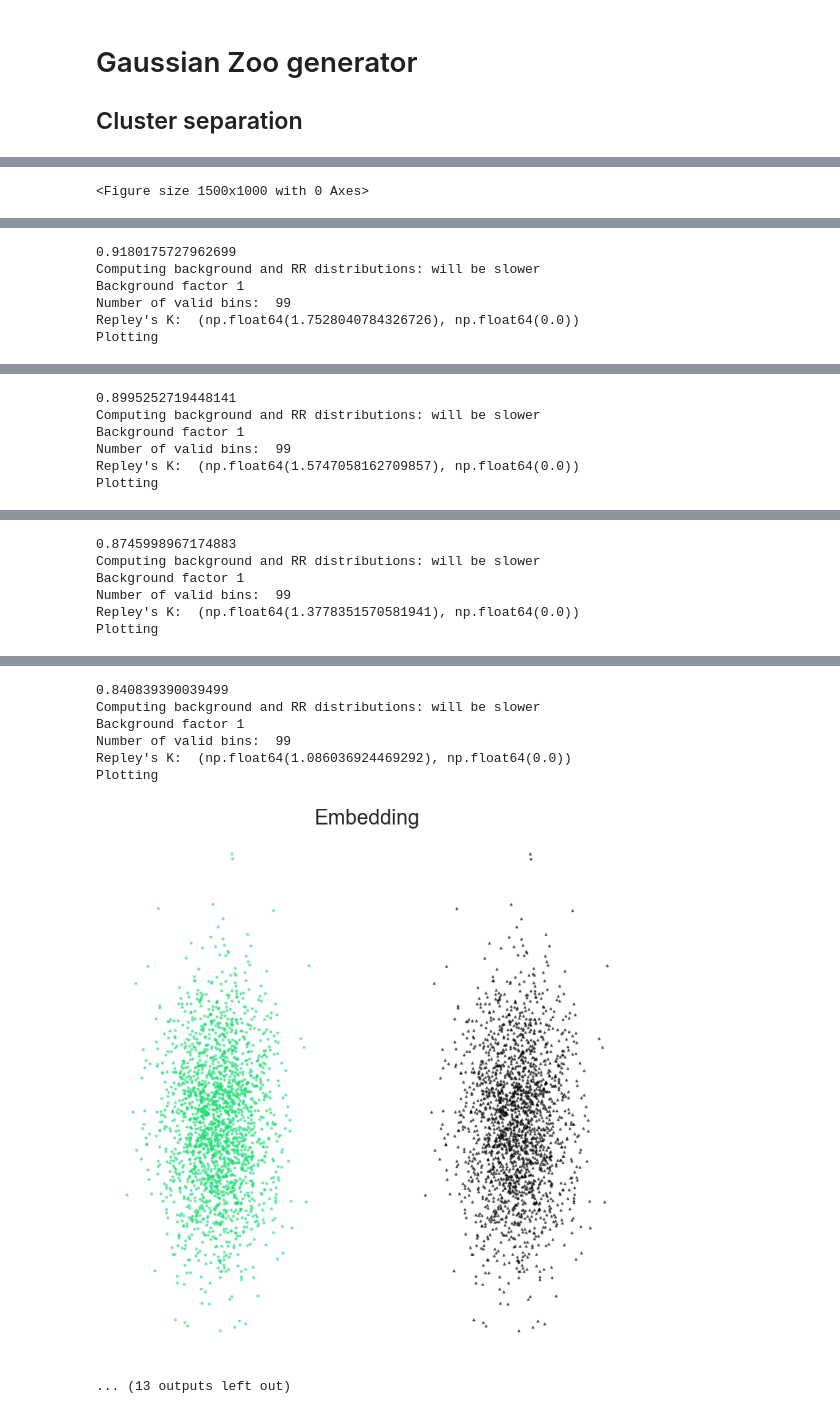
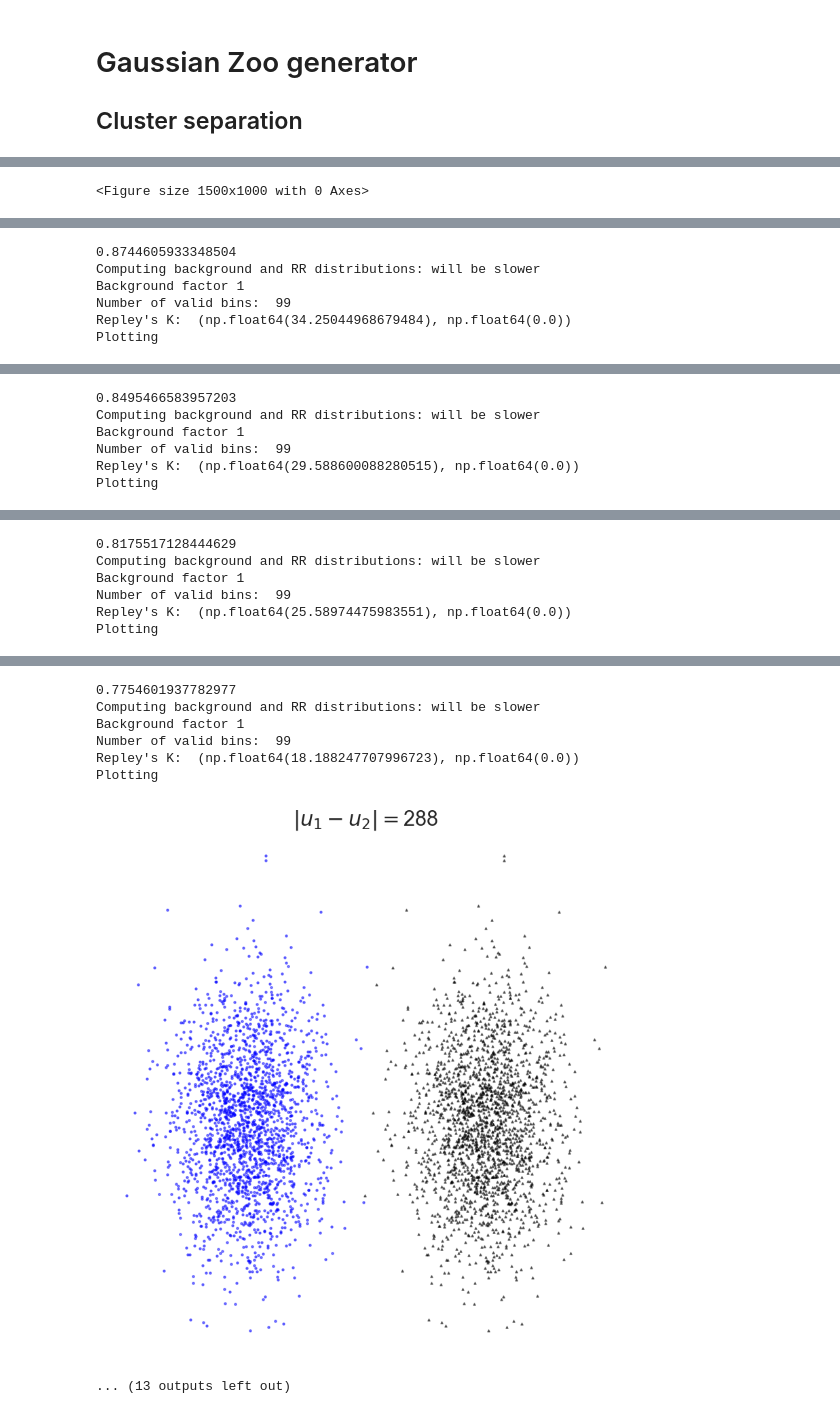
Before and after one commit to Koketsoc137/spectra_for_features, a Jupyter notebook: autocorrelation.ipynb, the cells around one changed output, grey strips where cells are left out. Cells and saved outputs as stored; diff of their text form; code cells hidden in the pictures.

```diff
--- a/autocorrelation.ipynb
+++ b/autocorrelation.ipynb
@@ -62,7 +63,7 @@ labels = []
 acc = []
 importlib.reload(AstroMLmod)
 
-cov_ranges  = [20,40,80,160,240,320,400,480,640,730,800,1000]
+cov_ranges  = [80,160,240,320,400,480,640,730,800,1000,1500,2000]
 
 for i in range(num_samples):
     for item in range(points_per_gaussian):
@@ -143,7 +144,7 @@ for cov_diagonal in cov_ranges:
 
 
 
-    viz.shade(predictions = k_labels,numof_class =len(means),embedded_dataset = gaussian_space,alpha = 0.5,size = 5)
+    viz.shade(name = "$\sigma_{xx}  = $"+str(cov_diagonal),predictions = labels,numof_class =len(means),embedded_dataset = gaussian_space,alpha = 0.5,size = 5,hard_coloring = True)
 
 
     if cov_range[0] in [0]:#[2.5,160,320,640]:
@@ -285,8 +254,0 @@ array([1.        , 1.19581317, 1.42996915, 1.70997595, 2.04481177,
-# %%
-fig = plt.figure(dpi = 300)
-plt.style.use("default")
-plt.figure(figsize=(15,10))
-plt.plot(chi_scores)
-plt.ylabel("Chi score",fontsize = 20)
-plt.xlabel("50 features spaces from 2 Gaussians",fontsize = 20)
-plt.show()
@@ -426,7 +373,7 @@ for separation in mean_separation:
 
 
 
-    viz.shade(predictions = k_labels,numof_class =len(means),embedded_dataset = gaussian_space,alpha = 0.5,size = 5)
+    viz.shade(name = "$ |u_1-u_2|  = $"+str(separation*2),predictions = labels,numof_class =len(means),embedded_dataset = gaussian_space,alpha = 0.5,size = 5,hard_coloring = True)
 
 
     if cov_range[0] in [0]:#[2.5,160,320,640]:
@@ -452,6 +399,6 @@ Plotting
-0.9180175727962699
+0.8744605933348504
 Computing background and RR distributions: will be slower
 Background factor 1
 Number of valid bins:  99
-Repley's K:  (np.float64(1.7528040784326726), np.float64(0.0))
+Repley's K:  (np.float64(34.25044968679484), np.float64(0.0))
 Plotting
@@ -459,6 +406,6 @@ Plotting
-0.8995252719448141
+0.8495466583957203
 Computing background and RR distributions: will be slower
 Background factor 1
 Number of valid bins:  99
-Repley's K:  (np.float64(1.5747058162709857), np.float64(0.0))
+Repley's K:  (np.float64(29.588600088280515), np.float64(0.0))
 Plotting
@@ -466,6 +413,6 @@ Plotting
-0.8745998967174883
+0.8175517128444629
 Computing background and RR distributions: will be slower
 Background factor 1
 Number of valid bins:  99
-Repley's K:  (np.float64(1.3778351570581941), np.float64(0.0))
+Repley's K:  (np.float64(25.58974475983551), np.float64(0.0))
 Plotting
@@ -473,10 +420,10 @@ Plotting
-0.840839390039499
+0.7754601937782977
 Computing background and RR distributions: will be slower
 Background factor 1
 Number of valid bins:  99
-Repley's K:  (np.float64(1.086036924469292), np.float64(0.0))
+Repley's K:  (np.float64(18.188247707996723), np.float64(0.0))
 Plotting
-[figure, old version]
+[figure, new version]
 ... (13 outputs left out)
 # %%
 fig = plt.figure(dpi = 300)
```
Also changed, not shown: parts of 24 cells of this notebook.
